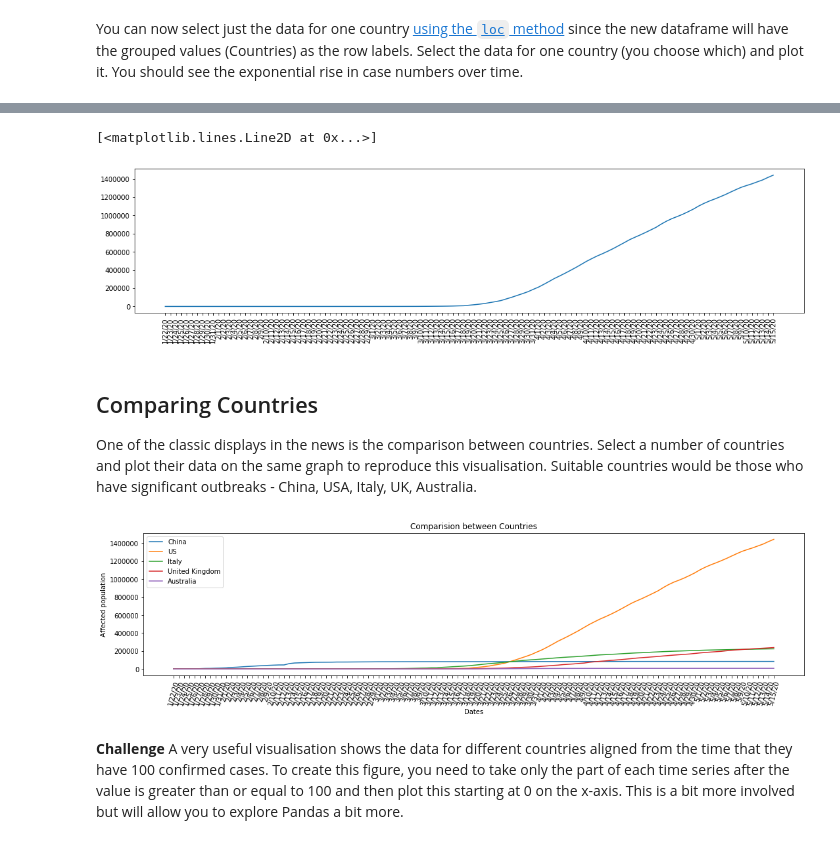
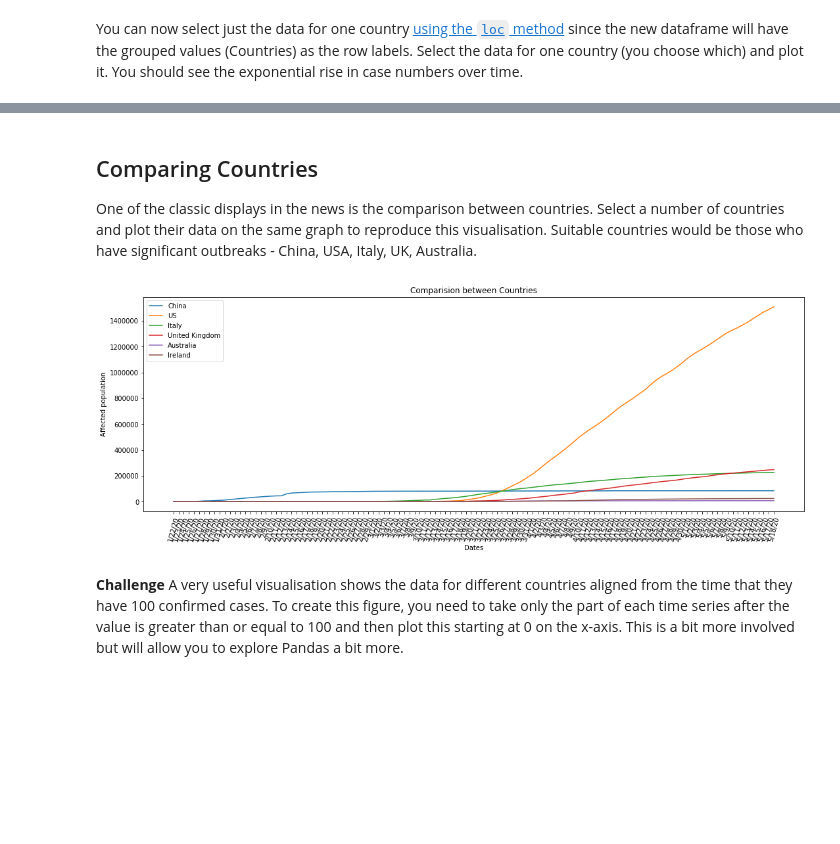
Before and after one commit to bhagyashreedhebe/Portfolios, a Jupyter notebook: Portfolio 2.ipynb, the cells around one changed output, grey strips where cells are left out. Saved outputs shown, nothing was run; the diff lists cells and outputs as text; code cells hidden in the pictures; blank space fills up the shorter version.

```diff
--- a/Portfolio 2.ipynb
+++ b/Portfolio 2.ipynb
@@ -81,15 +85,3 @@ df.plot.line()
-# %%
-#1. load matplotlib .pylot for 2d graphics
-#2. figsize used to define the output figure size
-#3. xlabels will be rotated to 90degree
-#2 and 3 help us avoid the overlapping of the xlabels and are represented clearly
-import matplotlib.pyplot as plt
-plt.figure(figsize=(18,4))
-plt.xticks(rotation=90)
-plt.plot(df)
-# %% [output]
-[<matplotlib.lines.Line2D at 0x...>]
-[figure, removed]
 # %% [markdown]
 ## Comparing Countries
 
@@ -100,25 +92,27 @@ b= grouped.loc['US']
 c= grouped.loc['Italy']
 d= grouped.loc['United Kingdom']
 e= grouped.loc['Australia']
+g= grouped.loc['Ireland']
 # %%
-plt.figure(figsize=(18,4))
+plt.figure(figsize=(18,6))
 plt.xticks(rotation=75)
 plt.plot(a, label= 'China')
 plt.plot(b, label= 'US')
 plt.plot(c, label= 'Italy')
 plt.plot(d, label= 'United Kingdom')
 plt.plot(e, label= 'Australia')
+plt.plot(g, label= 'Ireland')
 
 
 #Adding legend, title and labels
 plt.title('Comparision between Countries')
 plt.xlabel('Dates')
 plt.ylabel('Affected population')
 plt.legend()
 
 plt.show()
 # %% [output]
-[figure, old version]
+[figure, new version]
 # %% [markdown]
 **Challenge** A very useful visualisation shows the data for different countries aligned from the time that they have 100 confirmed cases.  To create this figure, you need to take only the part of each time series after the value is greater than or equal to 100 and then plot this starting at 0 on the x-axis.  This is a bit more involved but will allow you to explore Pandas a bit more.
 # %%
```
Also changed, not shown: parts of 29 cells of this notebook.
